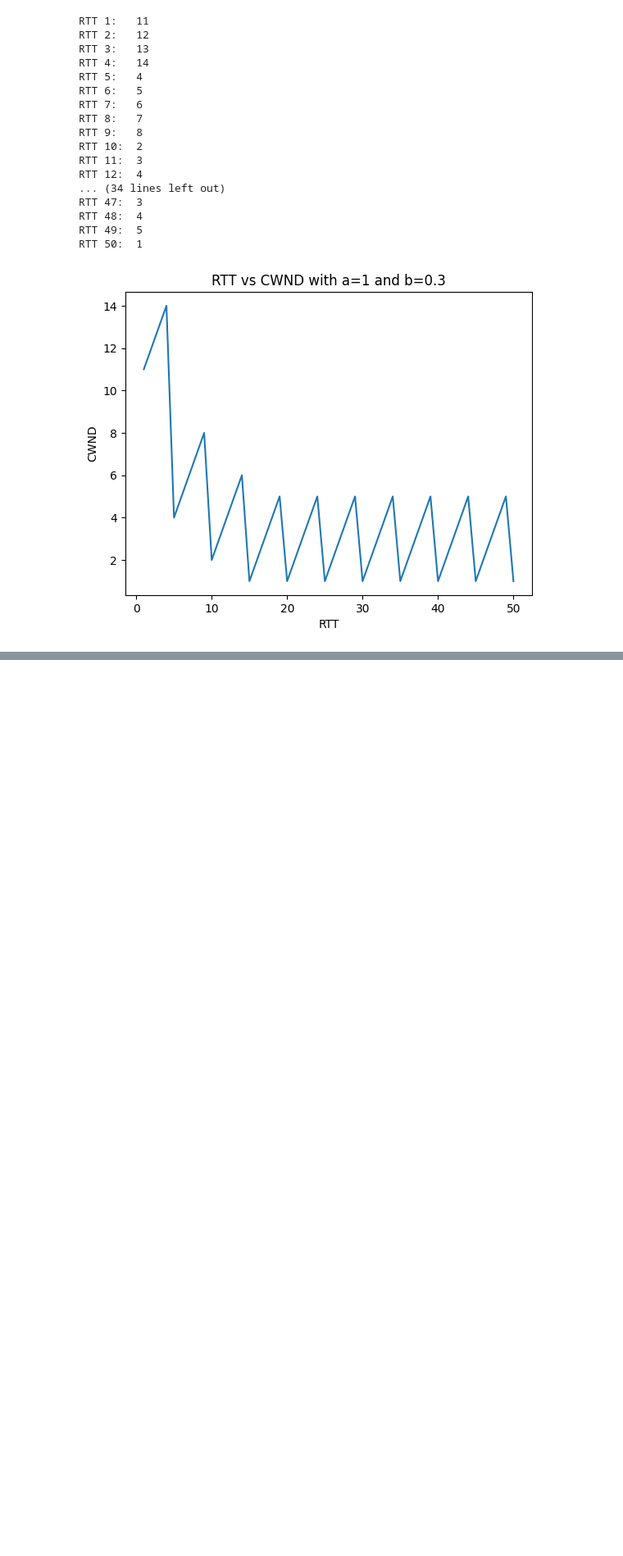
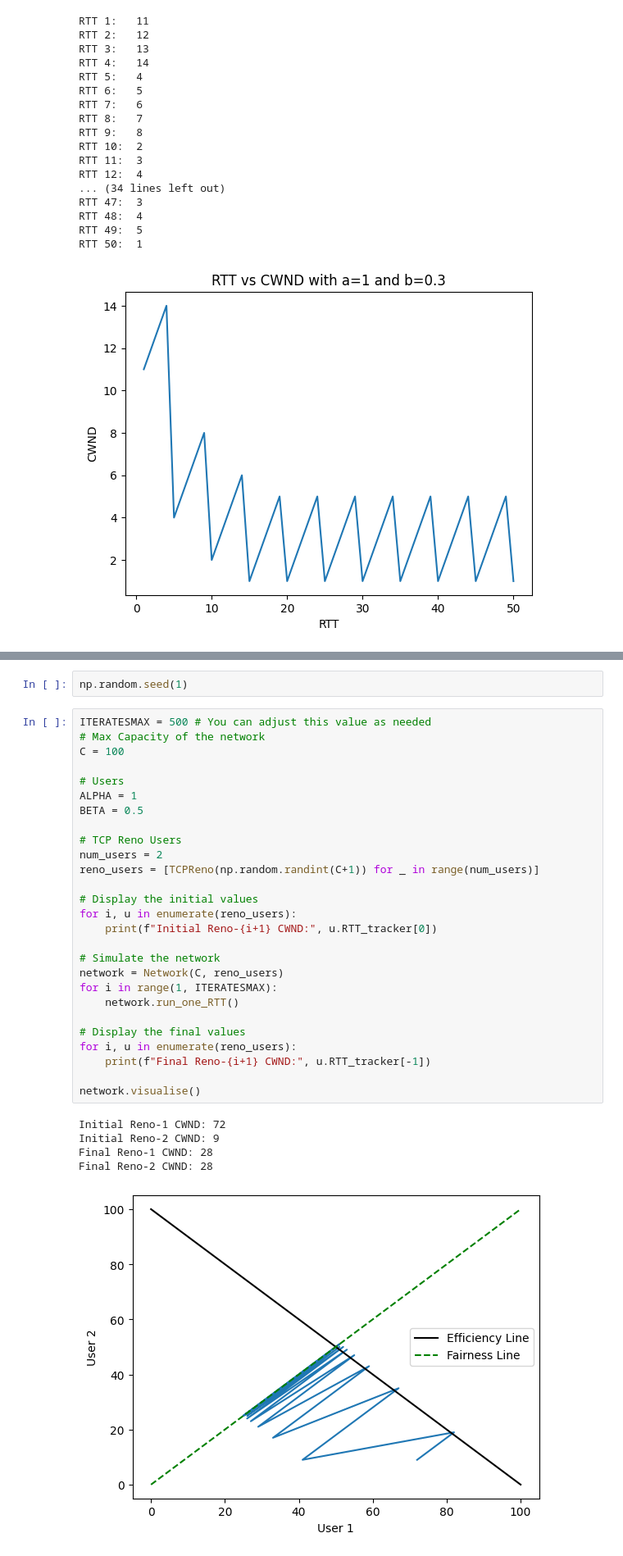
Before and after one commit to Andrelim99/CZ4052-Cloud-Computing, a Jupyter notebook: Assignment 1/main.ipynb, the cells around one changed output, grey strips where cells are left out. Shown: that part at 82% size. Cells and saved outputs as stored; diff of their text form; blank space fills up the shorter version.

```diff
--- a/Assignment 1/main.ipynb
+++ b/Assignment 1/main.ipynb
@@ -157,0 +180,35 @@ plt.show()
+# %%
+np.random.seed(1)
+# %%
+ITERATESMAX = 500 # You can adjust this value as needed
+# Max Capacity of the network
+C = 100
+
+# Users
+ALPHA = 1
+BETA = 0.5
+
+# TCP Reno Users
+num_users = 2
+reno_users = [TCPReno(np.random.randint(C+1)) for _ in range(num_users)]
+
+# Display the initial values
+for i, u in enumerate(reno_users):
+    print(f"Initial Reno-{i+1} CWND:", u.RTT_tracker[0])
+
+# Simulate the network
+network = Network(C, reno_users)
+for i in range(1, ITERATESMAX):
+    network.run_one_RTT()
+
+# Display the final values
+for i, u in enumerate(reno_users):
+    print(f"Final Reno-{i+1} CWND:", u.RTT_tracker[-1])
+
+network.visualise()
+# %% [output]
+Initial Reno-1 CWND: 72
+Initial Reno-2 CWND: 9
+Final Reno-1 CWND: 28
+Final Reno-2 CWND: 28
+[figure, added]
```
Also changed, not shown: parts of 4 cells of this notebook.
